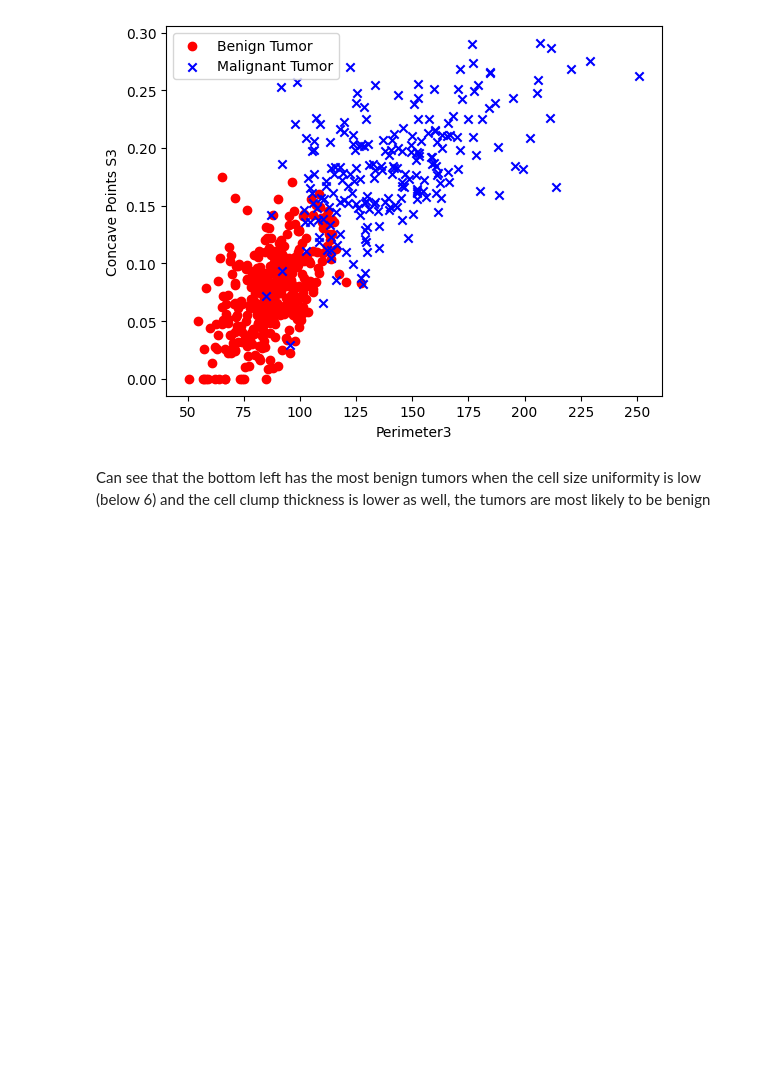
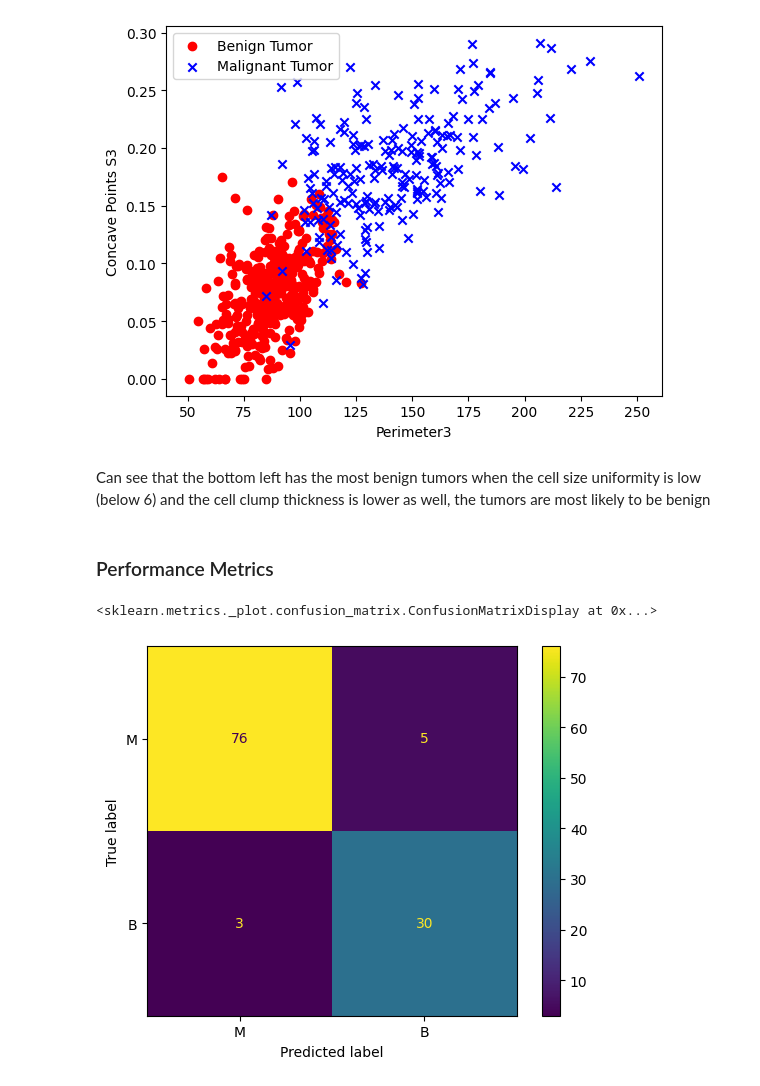
Before and after one commit to ssrakshaya/BreastCancerAnalysis, a Jupyter notebook: InitialEDABreastCancer.ipynb, the cells around one changed output. Cells and saved outputs as stored; diff of their text form; code cells hidden in the pictures; blank space fills up the shorter version.

Commit message:
Added MLP code and created confusion matrix for decision tree model

```diff
--- a/InitialEDABreastCancer.ipynb
+++ b/InitialEDABreastCancer.ipynb
@@ -181,6 +181,10 @@ X_normalized.head()
 benign = df[df["Diagnosis"] == 'B']
 #malignant tumors
 malignant= df[df["Diagnosis"] == 'M']
+# %%
+target_name = y["Diagnosis"].unique() #diagnosis is the type of target we are trying ot identify with the decision
+target_name = list(target_name) #sending the target names to a variable
+#for this dataset, I am using B and M to designate as malignant or benign
 # %%
 #uSing the columns of perimeter3 vs Concave Points from the subset dataframes
 #these two features remove the most entropy from the decision tree
@@ -266,3 +265,16 @@ plt.show()
 # %% [markdown]
 Can see that the bottom left has the most benign tumors
 when the cell size uniformity is low  (below 6) and the cell clump thickness is lower as well, the tumors are most likely to be benign
+# %% [markdown]
+### Performance Metrics
+# %%
+predicted_test = clf.predict(X_test)
+#this is running prediction on the test data set to see how the deicsion tree performs
+# %%
+#Creating a Confusion Matrix based upon the decision tree classification and split of the data
+cm = confusion_matrix(y_test, predicted_test) #creating confusion matrix with testing data and their predictions
+disp = ConfusionMatrixDisplay(confusion_matrix=cm,display_labels=target_name) #making this display
+disp.plot()
+# %% [output]
+<sklearn.metrics._plot.confusion_matrix.ConfusionMatrixDisplay at 0x...>
+[figure, added]
```
Also changed, not shown: parts of 13 cells of this notebook.
